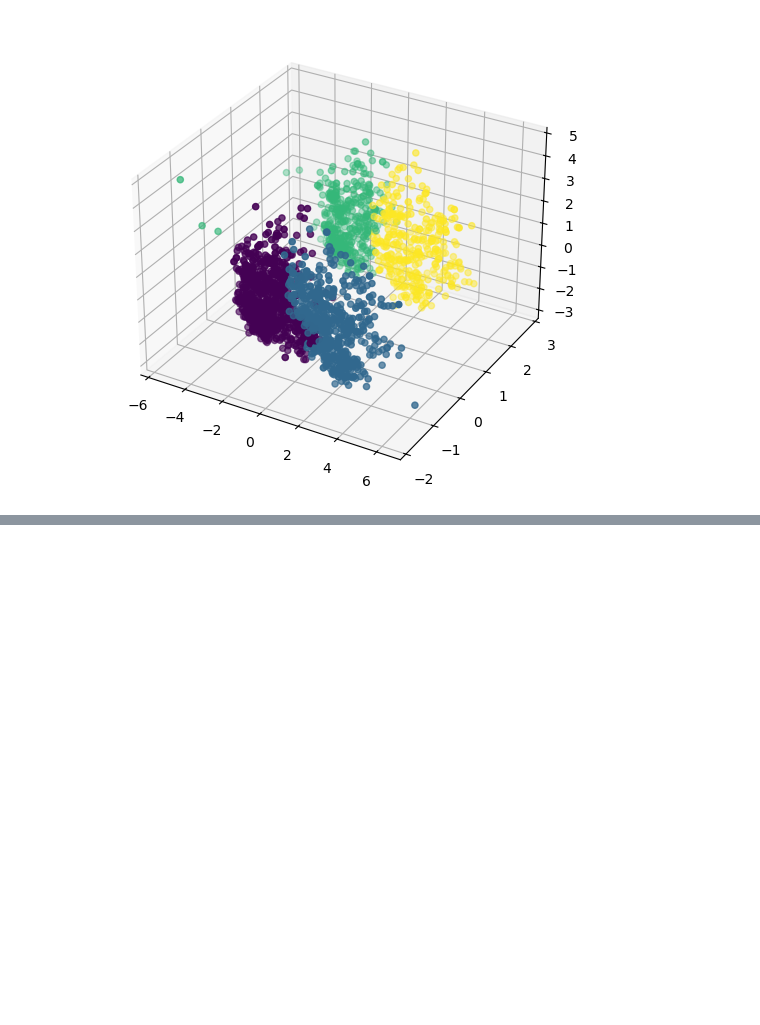
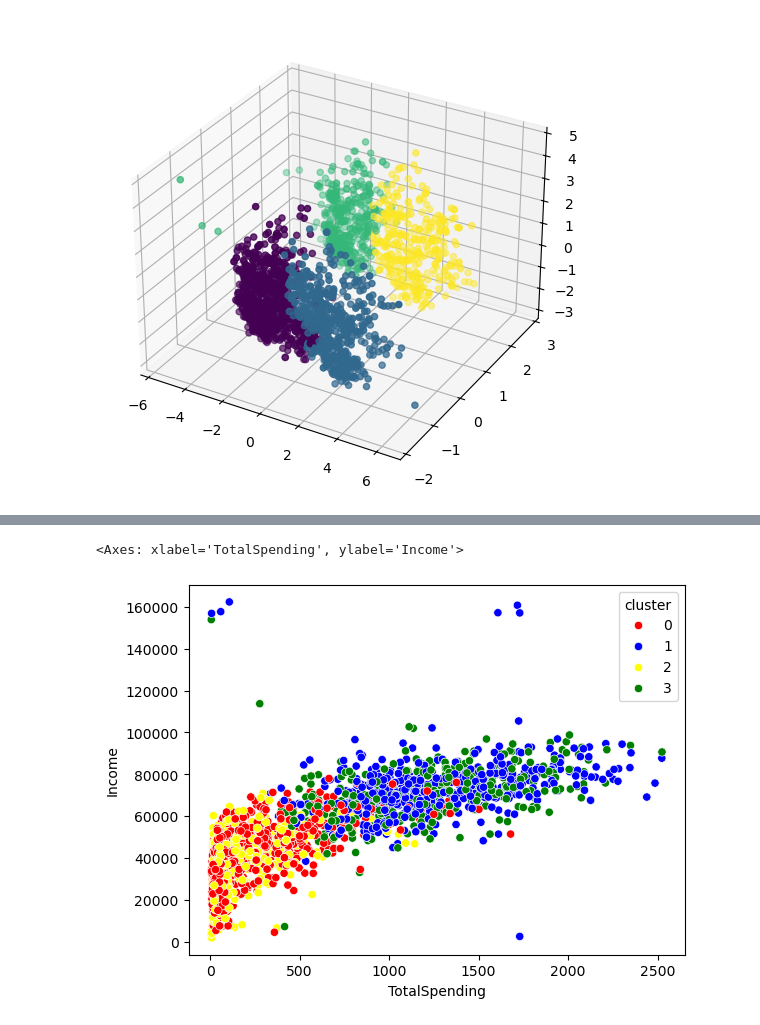
Before and after one commit to saphalkafle77-ai/smartcart_clustering_system, a Jupyter notebook: SmartCart.ipynb, the cells around one changed output, grey strips where cells are left out. Drawn from its saved outputs; the diff is of its cells as text; code cells hidden in the pictures; blank space fills up the shorter version.

```diff
--- a/SmartCart.ipynb
+++ b/SmartCart.ipynb
@@ -291,0 +311,6 @@ ax.scatter(X_pca[:,0],X_pca[:,1],X_pca[:,2],c=labels_agg)
+# %%
+# Income and spending pattern checking
+sns.scatterplot(x=smartcart_cleaned["TotalSpending"],y=smartcart_cleaned["Income"],hue=smartcart_cleaned["cluster"],palette=pal)
+# %% [output]
+<Axes: xlabel='TotalSpending', ylabel='Income'>
+[figure, added]
```
Also changed, not shown: parts of 4 cells of this notebook.
